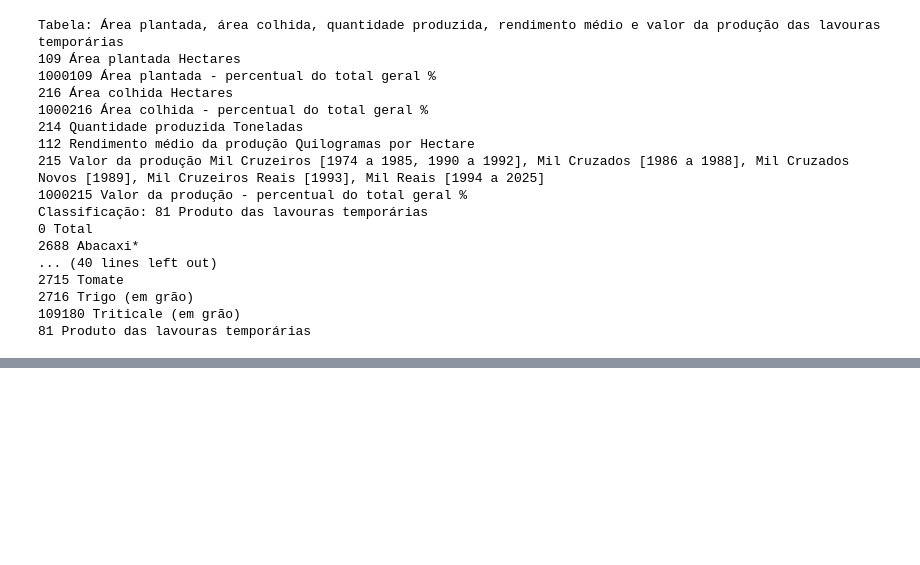
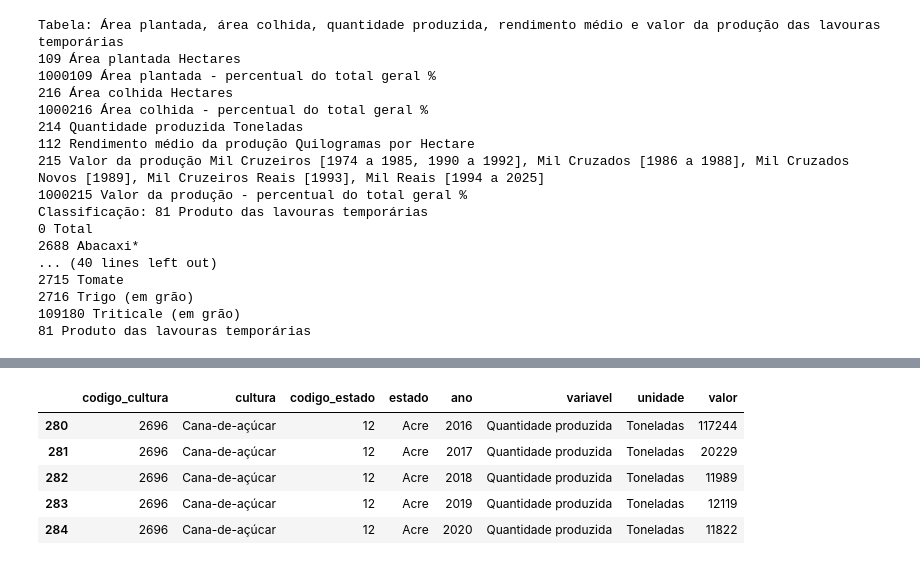
Before and after one commit to Marcos00758/Avaliacao_Credito_Rural, a Jupyter notebook: API_IBGE.ipynb, the cells around one changed output, grey strips where cells are left out. Saved outputs shown, nothing was run; the diff lists cells and outputs as text; code cells hidden in the pictures; blank space fills up the shorter version.

```diff
--- a/API_IBGE.ipynb
+++ b/API_IBGE.ipynb
@@ -231,0 +332,47 @@ df_area.head()
+# %%
+parametros["localidades"] = "N3[all]"
+linhas_quant_estadual = []
+periodo = "2016-2025"
+url = (
+    "https://servicodados.ibge.gov.br/api/v3/agregados/"
+    f"{tabela_lavouras_temporárias}/periodos/{periodo}/variaveis/{quant_prod_T}"
+)
+
+dados = requisicao_certificada(url, parametros=parametros)
+
+variavel = dados[0]
+resultado = variavel["resultados"][0]
+
+for resultado in variavel["resultados"]:
+    categorias = resultado["classificacoes"][0]["categoria"]
+
+    for codigo_cultura, nome_cultura in categorias.items():
+        for serie in resultado["series"]:
+            for ano, valor in serie["serie"].items():
+                if valor == "-":
+                    valor = 0
+                elif not valor.isdecimal():
+                    continue
+                linhas_quant_estadual.append({
+                    "codigo_cultura": codigo_cultura,
+                    "cultura": nome_cultura,
+                    "codigo_estado": serie["localidade"]["id"],
+                    "estado": serie["localidade"]["nome"],
+                    "ano": int(ano),
+                    "variavel": variavel["variavel"],
+                    "unidade": variavel["unidade"],
+                    "valor": int(valor)
+                })
+
+
+df_prod_estadual = pd.DataFrame(linhas_quant_estadual)
+df_prod_estadual = df_prod_estadual.sort_values(["estado","cultura","ano","valor"])
+
+df_prod_estadual.head()
+# %% [output]
+|  | codigo_cultura | cultura | codigo_estado | estado | ano | variavel | unidade | valor |
+| 280 | 2696 | Cana-de-açúcar | 12 | Acre | 2016 | Quantidade produzida | Toneladas | 117244 |
+| 281 | 2696 | Cana-de-açúcar | 12 | Acre | 2017 | Quantidade produzida | Toneladas | 20229 |
+| 282 | 2696 | Cana-de-açúcar | 12 | Acre | 2018 | Quantidade produzida | Toneladas | 11989 |
+| 283 | 2696 | Cana-de-açúcar | 12 | Acre | 2019 | Quantidade produzida | Toneladas | 12119 |
+| 284 | 2696 | Cana-de-açúcar | 12 | Acre | 2020 | Quantidade produzida | Toneladas | 11822 |
```
Also changed, not shown: parts of 20 cells of this notebook.
